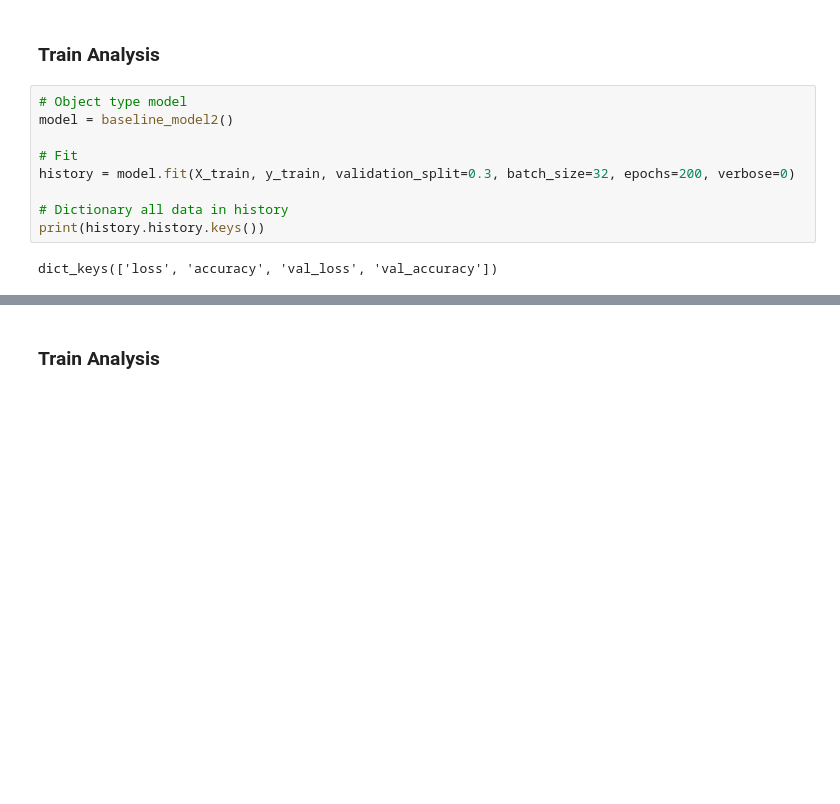
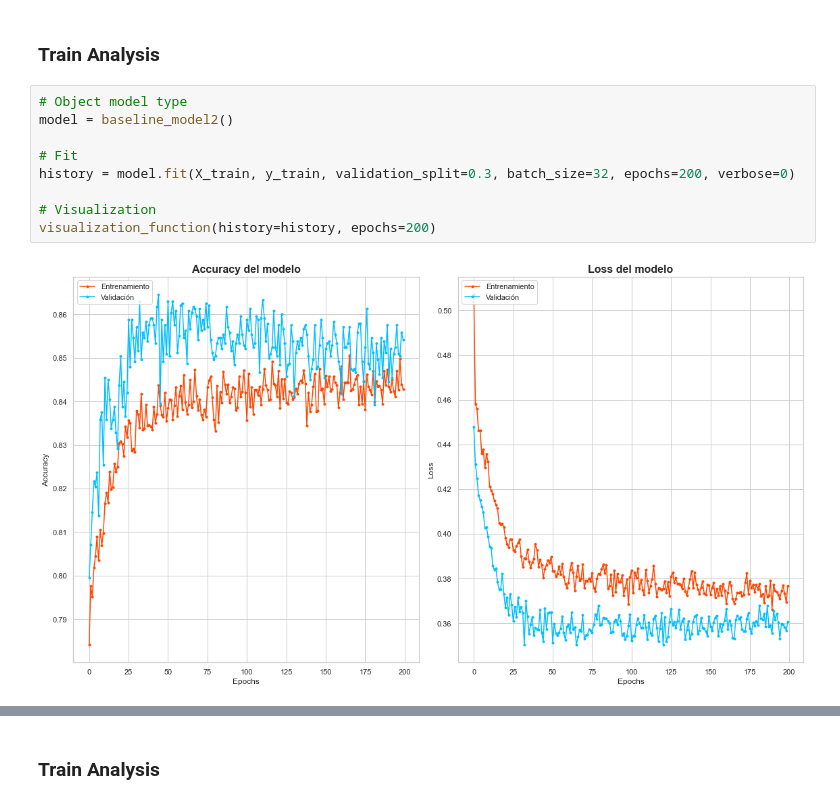
Before and after one commit to jorge-robledo11/Portfolio, a Jupyter notebook: Deep Learning/1. Proyecto DL - MLP + Churn Modeling.ipynb, the cells around one changed output, grey strips where cells are left out. Cells and saved outputs as stored; diff of their text form; blank space fills up the shorter version.

```diff
--- a/Deep Learning/1. Proyecto DL - MLP + Churn Modeling.ipynb
+++ b/Deep Learning/1. Proyecto DL - MLP + Churn Modeling.ipynb
@@ -305,13 +319,13 @@ Variance: 0.73%
 # %% [markdown]
 ### **Train Analysis**
 # %%
-# Object type model
+# Object model type
 model = baseline_model2()
 
 # Fit
 history = model.fit(X_train, y_train, validation_split=0.3, batch_size=32, epochs=200, verbose=0)
 
-# Dictionary all data in history
-print(history.history.keys())
+# Visualization
+visualization_function(history=history, epochs=200)
 # %% [output]
-dict_keys(['loss', 'accuracy', 'val_loss', 'val_accuracy'])
+[figure, added]
```
Also changed, not shown: parts of 12 cells of this notebook.
